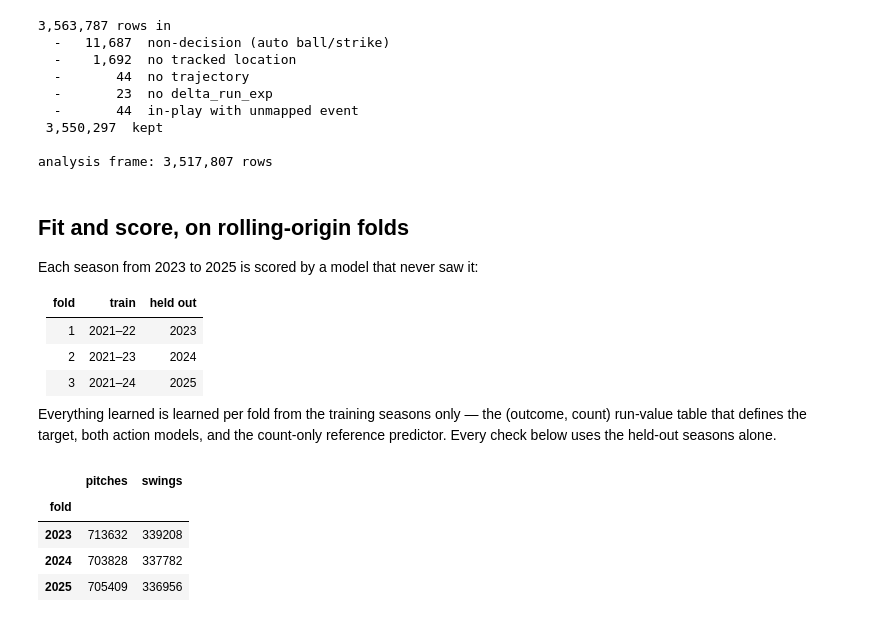
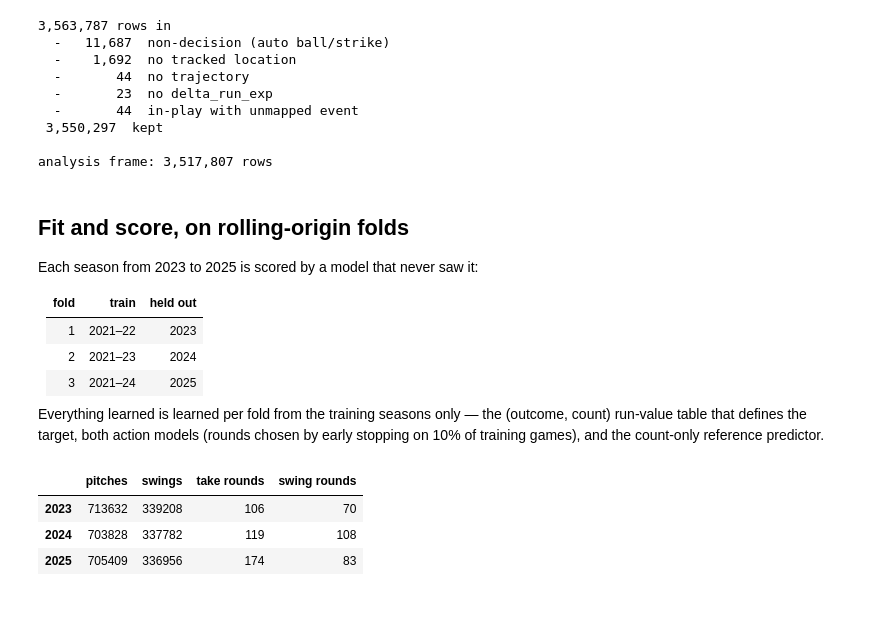
Before and after one commit to Jack1021ohoh/batter_decision_value, a Jupyter notebook: notebooks/v1_baseline.ipynb, the cells around one changed output. Saved outputs shown, nothing was run; the diff lists cells and outputs as text; code cells hidden in the pictures.

```diff
--- a/notebooks/v1_baseline.ipynb
+++ b/notebooks/v1_baseline.ipynb
@@ -22,16 +29,18 @@ import seaborn as sns
 
 from src import data as D
 from src import evaluate as E
-from src.baselines import V1_FEATURES, V1_TAKE_PARAMS, V1_SWING_PARAMS
+from src.baselines import fit_direct, fit_v1, V1_FEATURES, LEARNER, V1_TAKE_PARAMS, V1_SWING_PARAMS
 
-pd.set_option('display.width', 130)
+pd.set_option('display.width', 150)
 sns.set_theme(style='whitegrid')
 PALETTE = ['#FFB000', '#648FFF', '#785EF0', '#DC267F', '#FE6100', '#3D1EB2']
 
 SEASONS = range(2021, 2026)          # 2026 is kept out of model selection; not loaded here
 FOLDS = E.GENERIC_FOLDS
+# the full pitch set, used only for the league swing-propensity diagnostic
+PITCH_SET = ['plate_x_bat', 'plate_z_norm', 'count', 'stand', 'p_throws',
+             'release_speed', 'pfx_x', 'pfx_z', 'pitch_type']
 print('features:', V1_FEATURES)
-print(f'take : {V1_TAKE_PARAMS}')
-print(f'swing: {V1_SWING_PARAMS}')
+print('learner :', LEARNER, '+ early stopping')
 # %% [output]
 features: ['plate_x_mid', 'plate_z_mid', 'count']
@@ -52,6 +60,8 @@ an out-of-regime evaluation.
 # %%
 df = D.drop_pitchers_batting(D.load_seasons(SEASONS, verbose=True))
 df = D.add_zone_frame(df.dropna(subset=['plate_x_mid', 'plate_z_mid']))
+for c in ('stand', 'p_throws', 'pitch_type'):
+    df[c] = df[c].astype('category')
 print(f'\nanalysis frame: {len(df):,} rows')
 # %% [output]
 3,563,787 rows in
@@ -75,15 +85,15 @@ Each season from 2023 to 2025 is scored by a model that never saw it:
 | 3 | 2021–24 | 2025 |
 
 Everything learned is learned per fold from the training seasons only — the
-(outcome, count) run-value table that defines the target, both action models,
-and the count-only reference predictor. Every check below uses the held-out
-seasons alone.
+(outcome, count) run-value table that defines the target, both action models
+(rounds chosen by early stopping on 10% of training games), and the count-only
+reference predictor.
 # %%
-run = E.run_folds(df, V1_FEATURES, FOLDS, in_sample=True)
-run.held.groupby('fold').agg(pitches=('target', 'size'), swings=('swing', 'sum'))
+run = E.run_folds(df, V1_FEATURES, FOLDS, fit=fit_direct, in_sample=True)
+pd.concat([run.held.groupby('fold').agg(pitches=('target', 'size'), swings=('swing', 'sum')),
+           pd.DataFrame({s: m.rounds for s, m in run.models.items()}).T.add_suffix(' rounds')], axis=1)
 # %% [output]
-|  | pitches | swings |
-| fold |  |  |
-| 2023 | 713632 | 339208 |
-| 2024 | 703828 | 337782 |
-| 2025 | 705409 | 336956 |
+|  | pitches | swings | take rounds | swing rounds |
+| 2023 | 713632 | 339208 | 106 | 70 |
+| 2024 | 703828 | 337782 | 119 | 108 |
+| 2025 | 705409 | 336956 | 174 | 83 |
```
Also changed, not shown: parts of 28 cells of this notebook.
